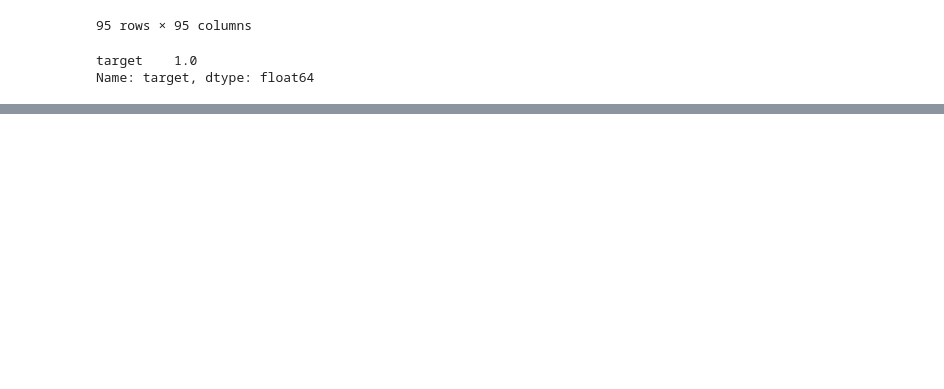
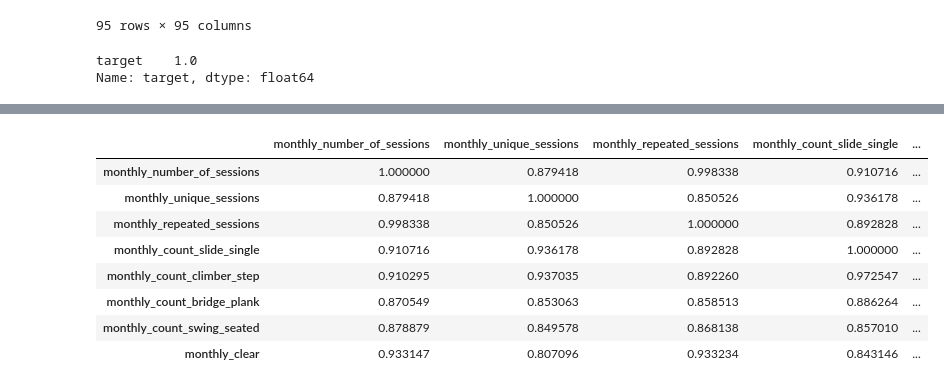
Before and after one commit to saurav193/capstone_BIBA, a Jupyter notebook: eda/eda_biba.ipynb, the cells around one changed output, grey strips where cells are left out. Saved outputs shown, nothing was run; the diff lists cells and outputs as text; code cells hidden in the pictures; blank space fills up the shorter version.

```diff
--- a/eda/eda_biba.ipynb
+++ b/eda/eda_biba.ipynb
@@ -184,5 +184,11 @@ target_cor[target_cor > 0.1] # This is impressive
 # %% [output]
 target    1.0
 Name: target, dtype: float64
-# %%
-for i in range()
+# %%
+#selecting features with high number of correlated features
+high_cor_dict = {}
+
+for i in list(num_cor_matrix.columns):
+
+    row = num_cor_matrix.loc[i, :]
+    high_cor_dict[i] = len(row[((row>=0.8) | (row<=-0.8)) & (row!=1)])
@@ -188,0 +215,5 @@ for i in range()
+# %%
+# Selecting columns with more than 5 high correlated features
+
+high_cor_list = [key for key, val in high_cor_dict.items() if val >= 5]
+high_cor_list
@@ -188,0 +229,12 @@ for i in range()
+# %%
+num_cor_matrix.loc[high_cor_list, high_cor_list]
+# %% [output]
+|  | monthly_number_of_sessions | monthly_unique_sessions | monthly_repeated_sessions | monthly_count_slide_single | ... |
+| monthly_number_of_sessions | 1.000000 | 0.879418 | 0.998338 | 0.910716 | ... |
+| monthly_unique_sessions | 0.879418 | 1.000000 | 0.850526 | 0.936178 | ... |
+| monthly_repeated_sessions | 0.998338 | 0.850526 | 1.000000 | 0.892828 | ... |
+| monthly_count_slide_single | 0.910716 | 0.936178 | 0.892828 | 1.000000 | ... |
+| monthly_count_climber_step | 0.910295 | 0.937035 | 0.892260 | 0.972547 | ... |
+| monthly_count_bridge_plank | 0.870549 | 0.853063 | 0.858513 | 0.886264 | ... |
+| monthly_count_swing_seated | 0.878879 | 0.849578 | 0.868138 | 0.857010 | ... |
+| monthly_clear | 0.933147 | 0.807096 | 0.933234 | 0.843146 | ... |
```
Also changed, not shown: parts of 11 cells of this notebook.
